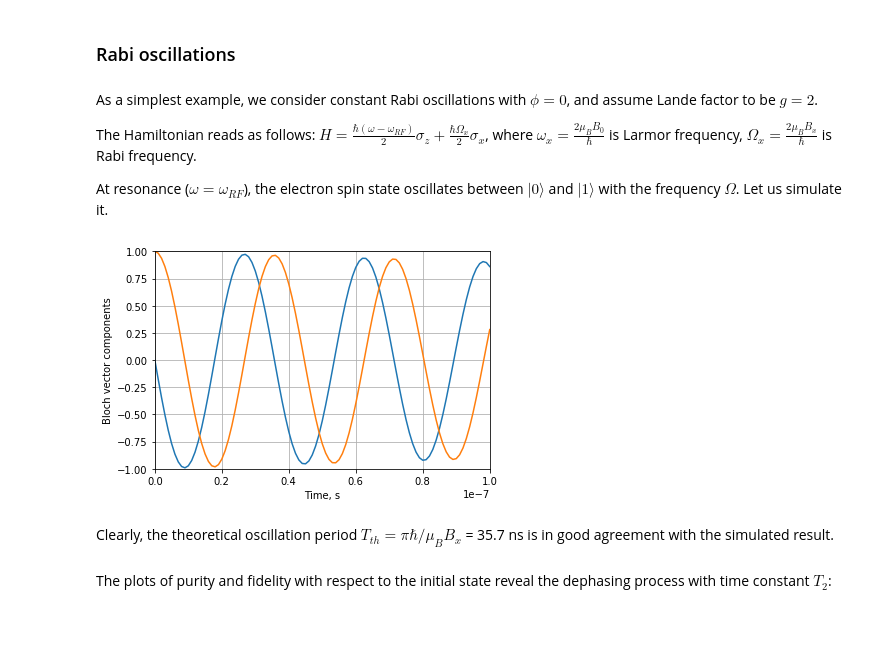
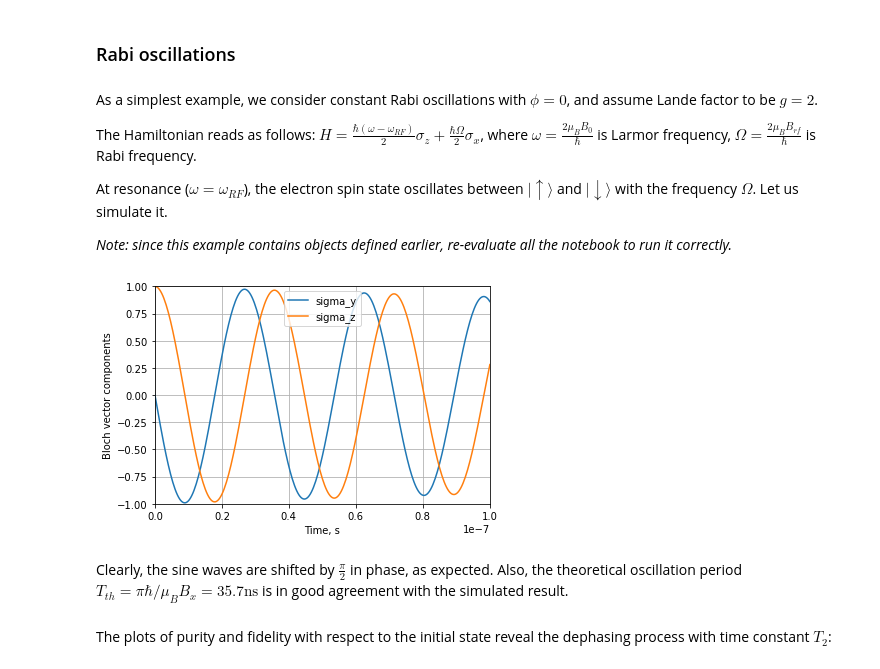
Before and after one commit to gharib85/QuDiPy, a Jupyter notebook: tutorials/Spin_simulator.ipynb, the cells around one changed output. Drawn from its saved outputs; the diff is of its cells as text; code cells hidden in the pictures; blank space fills up the shorter version.

Commit message:
Tutorial ready
Explains how the simulator and pulse generation module work, provides multiple examples.

```diff
--- a/tutorials/Spin_simulator.ipynb
+++ b/tutorials/Spin_simulator.ipynb
@@ -39,13 +45,11 @@ The system of the electrons in the quantum dots is described by the complex dens
 # %%
+#creating an instance of Constants class, assuming that the material is GaAs
+cst = Constants("GaAs")
+
 rho_up = np.array([[1,0],[0,0]])
     # one electron in pure spin-up state
 
 rho_up_down = np.kron(np.array([[1,0],[0,0]]) , np.array([[0,0],[0,1]]))
     # two-electron pure |↑↓> state
-
-temp = np.random.rand(2,2)
-rho_rand = temp / np.trace(temp)
-    # random 2-electron density matrix with unit trace
-    #(to comply with the density matrix definition)
 # %% [markdown]
 You could provide a dictionary of additional constant parameters such as temperature $T$, Zeeman field $\vec{B_0}= B_0 \hat{z}$, electron spin resonance (ESR) frequency $f_{RF} = \frac{\omega_{RF}}{2\pi}$, spin relaxation time $T_1$ and dephasing time $T_2$.
@@ -55,3 +58,12 @@ params_rabi = {"B_0" : 1, "T_2" : 5e-7, "T" : 4, "f_rf"  : 2.799249E10}
+# %%
+#system parameters needed for a resonant Rabi pulse;
+#see the next section for the physical explanation
+
+B0 = 1
+g = 2
+larmor_freq = g *cst.muB *B0 / cst.h
+
+params_rabi = {"B_0" : B0, "T_2" : 5e-7, "T" : 4, "f_rf"  : larmor_freq }
 # %% [markdown]
 The central object of the spin simulator is `SpinSys` class. Its instance is used to define the current state of the investigated spin system. It also contains methods responsible for evolving the system spin state and tracking system parameters during the evolution (this will be discussed in the next section). Using the system density matrix and constant parameters, we need to create a SpinSys object to move forward:
 # %%
@@ -77,4 +87,4 @@ They are to be incorporated into additional attributes of the `Control pulse` cl
 # %%
-lisbx =  [1e-3] * 3000 #  List of B_x values
-rabi_test_pulse.add_control_variable(var_name="B_x",
-                                     var_pulse=np.array(lisbx)) # constant Rabi pulse
+lisbrf =  [1e-3] * 3000 #  List of B_rf values
+rabi_test_pulse.add_control_variable(var_name="B_rf",
+                                     var_pulse=np.array(lisbrf)) # constant Rabi pulse
@@ -108,6 +115,8 @@ An optional parameter `track_points_per_pulse` could be used to record only a pa
 # %% [markdown]
 As a simplest example, we consider constant Rabi oscillations with $\phi =0$, and assume Lande factor to be $g=2$.
 
-The Hamiltonian reads as follows: $H = \frac{\hbar(\omega - \omega_{RF})}{2} \sigma_z + \frac{\hbar\Omega_x}{2} \sigma_x$, where $\omega_x = \frac{2\mu_B B_0}{\hbar}$ is Larmor frequency, $ \Omega_x = \frac{2\mu_B B_x}{\hbar}$ is Rabi frequency.
+The Hamiltonian reads as follows: $H = \frac{\hbar(\omega - \omega_{RF})}{2} \sigma_z + \frac{\hbar\Omega}{2} \sigma_x$, where $\omega = \frac{2\mu_B B_0}{\hbar}$ is Larmor frequency, $ \Omega = \frac{2\mu_B B_{rf}}{\hbar}$ is Rabi frequency.
 
-At resonance ($\omega = \omega_{RF}$), the electron spin state oscillates between $| 0\rangle$ and $| 1 \rangle$ with the frequency $\Omega$. Let us simulate it.
+At resonance ($\omega = \omega_{RF}$), the electron spin state oscillates between $|\uparrow \rangle$ and $|\downarrow \rangle$ with the frequency $\Omega$. Let us simulate it.
+
+_Note: since this example contains objects defined earlier, re-evaluate all the notebook to run it correctly._
@@ -124,23 +123,35 @@ rabi_oscillations = rabi_system.evolve(rabi_test_pulse,
 # %%
+
+rabi_oscillations = rabi_system.evolve(rabi_test_pulse,
+                               is_purity=True,
+                               is_fidelity=True,
+                               rho_reference=rabi_system.rho,
+                                       #initial matrix used as a reference
+                               track_qubits=1,
+                               are_Bloch_vectors=True,
+                                track_points_per_pulse=2500
+)
+
 #showing oscillating Bloch vector components
 
 plt.plot(rabi_oscillations["time"],
-         np.real(rabi_oscillations["sigma_y_1"]) )
+         np.real(rabi_oscillations["sigma_y_1"]), label="sigma_y" )
 plt.plot(rabi_oscillations["time"],
-         np.real(rabi_oscillations["sigma_z_1"]) )
+         np.real(rabi_oscillations["sigma_z_1"]), label="sigma_z" )
 
 plt.grid()
 plt.rc('grid', linestyle="dotted", color='gray') #adding grid
 
 plt.xlabel("Time, s")
 plt.ylabel("Bloch vector components")
+
+plt.legend(loc="upper center")
 plt.axis([0,1e-7,-1,1])
-
 plt.show()
 # %% [output]
-[figure, old version]
+[figure, new version]
 # %% [markdown]
-Clearly, the theoretical oscillation period $T_{th}=\pi\hbar/\mu_B B_{x}$ = 35.7 ns is in good agreement with the simulated result.
+Clearly, the sine waves are shifted by $\frac{\pi}{2}$ in phase, as expected. Also, the theoretical oscillation period $T_{th}=\pi\hbar/\mu_B B_{x}= 35.7 \mathrm{ ns}$  is in good agreement with the simulated result.
 # %% [markdown]
 The plots of purity and fidelity with respect to the initial state reveal the dephasing process with time constant $T_2$:
 # %%
```
Also changed, not shown: parts of 44 cells of this notebook.
